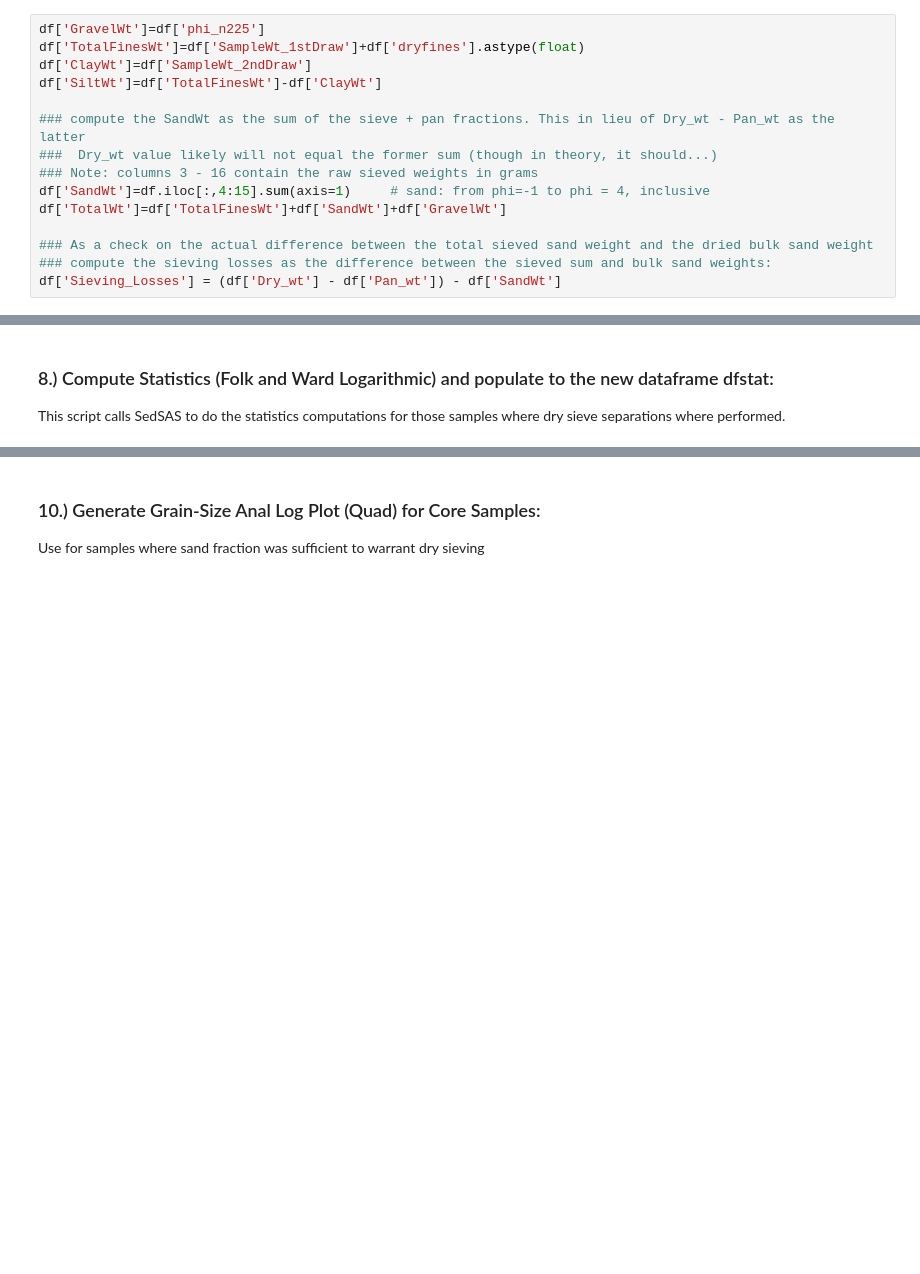
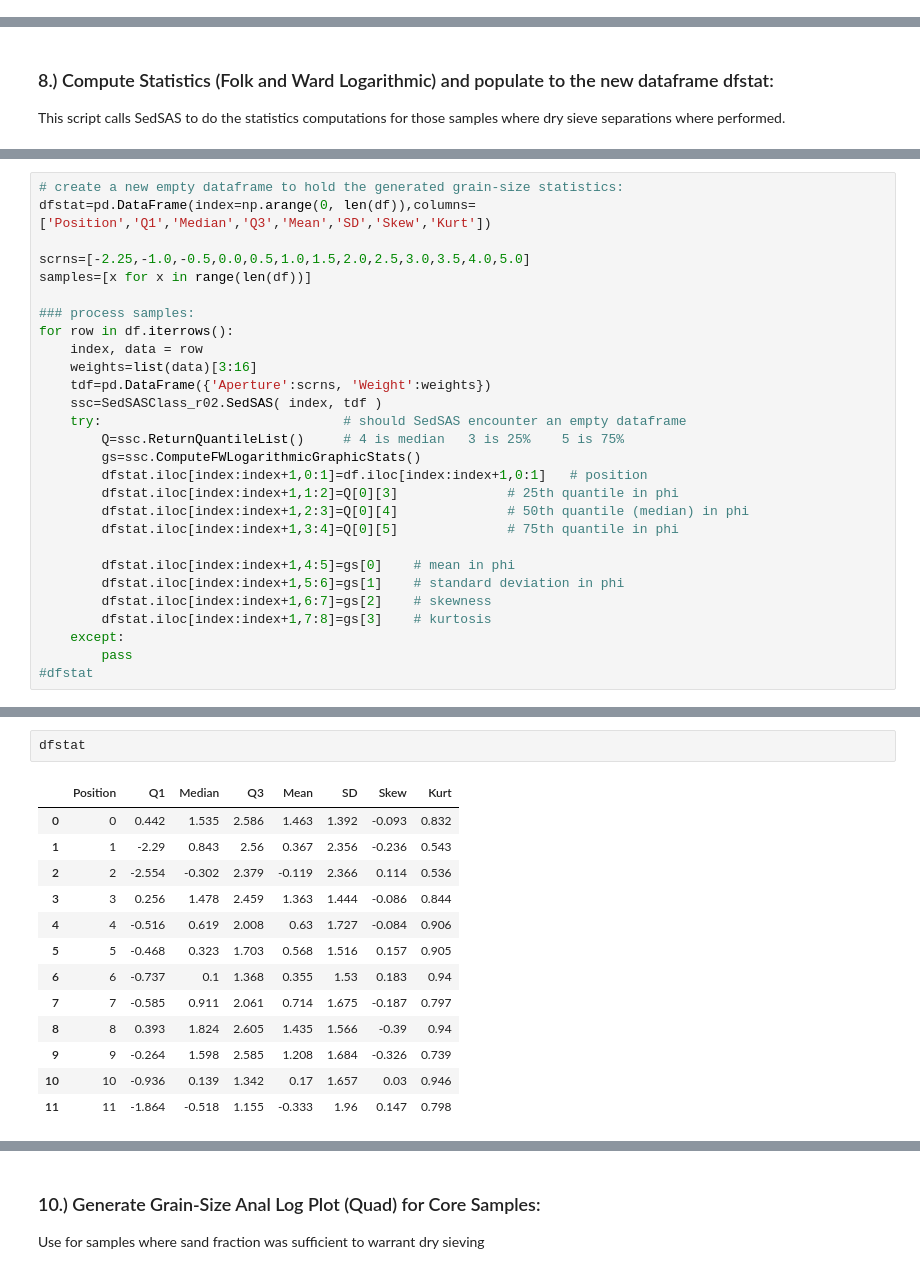
Before and after one commit to pjparis/BOEM_NC_Shelf_Survey, a Jupyter notebook: ipynb/BOEM - Differentiated (Sieved) Sand Fraction Analysis.ipynb, the cells around one changed output, grey strips where cells are left out. Saved outputs shown, nothing was run; the diff lists cells and outputs as text; blank space fills up the shorter version.

```diff
--- a/ipynb/BOEM - Differentiated (Sieved) Sand Fraction Analysis.ipynb
+++ b/ipynb/BOEM - Differentiated (Sieved) Sand Fraction Analysis.ipynb
@@ -112,18 +113,3 @@ From the raw weights provided in the pipette results compute the raw bulk weight
 
 
 Note that we are combining the fines collected during the dry sieving process with those sampled from the pipette/settling procedure to compute the total fines for the sample. If the sand fraction was not dry sieved then the fine component contributed by the sand (dryfines) is set equal to 0
-# %%
-df['GravelWt']=df['phi_n225']
-df['TotalFinesWt']=df['SampleWt_1stDraw']+df['dryfines'].astype(float)
-df['ClayWt']=df['SampleWt_2ndDraw']
-df['SiltWt']=df['TotalFinesWt']-df['ClayWt']
-
-### compute the SandWt as the sum of the sieve + pan fractions. This in lieu of Dry_wt - Pan_wt as the latter
-###  Dry_wt value likely will not equal the former sum (though in theory, it should...)
-### Note: columns 3 - 16 contain the raw sieved weights in grams
-df['SandWt']=df.iloc[:,4:15].sum(axis=1)     # sand: from phi=-1 to phi = 4, inclusive
-df['TotalWt']=df['TotalFinesWt']+df['SandWt']+df['GravelWt']
-
-### As a check on the actual difference between the total sieved sand weight and the dried bulk sand weight
-### compute the sieving losses as the difference between the sieved sum and bulk sand weights:
-df['Sieving_Losses'] = (df['Dry_wt'] - df['Pan_wt']) - df['SandWt']
@@ -216,0 +179,28 @@ sdf
+# %%
+# create a new empty dataframe to hold the generated grain-size statistics:
+dfstat=pd.DataFrame(index=np.arange(0, len(df)),columns=['Position','Q1','Median','Q3','Mean','SD','Skew','Kurt'])
+
+scrns=[-2.25,-1.0,-0.5,0.0,0.5,1.0,1.5,2.0,2.5,3.0,3.5,4.0,5.0]
+samples=[x for x in range(len(df))]
+
+### process samples:
+for row in df.iterrows():
+    index, data = row
+    weights=list(data)[3:16]
+    tdf=pd.DataFrame({'Aperture':scrns, 'Weight':weights})
+    ssc=SedSASClass_r02.SedSAS( index, tdf )
+    try:                               # should SedSAS encounter an empty dataframe
+        Q=ssc.ReturnQuantileList()     # 4 is median   3 is 25%    5 is 75%
+        gs=ssc.ComputeFWLogarithmicGraphicStats()
+        dfstat.iloc[index:index+1,0:1]=df.iloc[index:index+1,0:1]   # position
+        dfstat.iloc[index:index+1,1:2]=Q[0][3]              # 25th quantile in phi
+        dfstat.iloc[index:index+1,2:3]=Q[0][4]              # 50th quantile (median) in phi
+        dfstat.iloc[index:index+1,3:4]=Q[0][5]              # 75th quantile in phi
+
+        dfstat.iloc[index:index+1,4:5]=gs[0]    # mean in phi
+        dfstat.iloc[index:index+1,5:6]=gs[1]    # standard deviation in phi
+        dfstat.iloc[index:index+1,6:7]=gs[2]    # skewness
+        dfstat.iloc[index:index+1,7:8]=gs[3]    # kurtosis
+    except:
+        pass
+#dfstat
@@ -217,3 +225,19 @@ sdf
+# %%
+dfstat
+# %% [output]
+|  | Position | Q1 | Median | Q3 | Mean | SD | Skew | Kurt |
+| 0 | 0 | 0.442 | 1.535 | 2.586 | 1.463 | 1.392 | -0.093 | 0.832 |
+| 1 | 1 | -2.29 | 0.843 | 2.56 | 0.367 | 2.356 | -0.236 | 0.543 |
+| 2 | 2 | -2.554 | -0.302 | 2.379 | -0.119 | 2.366 | 0.114 | 0.536 |
+| 3 | 3 | 0.256 | 1.478 | 2.459 | 1.363 | 1.444 | -0.086 | 0.844 |
+| 4 | 4 | -0.516 | 0.619 | 2.008 | 0.63 | 1.727 | -0.084 | 0.906 |
+| 5 | 5 | -0.468 | 0.323 | 1.703 | 0.568 | 1.516 | 0.157 | 0.905 |
+| 6 | 6 | -0.737 | 0.1 | 1.368 | 0.355 | 1.53 | 0.183 | 0.94 |
+| 7 | 7 | -0.585 | 0.911 | 2.061 | 0.714 | 1.675 | -0.187 | 0.797 |
+| 8 | 8 | 0.393 | 1.824 | 2.605 | 1.435 | 1.566 | -0.39 | 0.94 |
+| 9 | 9 | -0.264 | 1.598 | 2.585 | 1.208 | 1.684 | -0.326 | 0.739 |
+| 10 | 10 | -0.936 | 0.139 | 1.342 | 0.17 | 1.657 | 0.03 | 0.946 |
+| 11 | 11 | -1.864 | -0.518 | 1.155 | -0.333 | 1.96 | 0.147 | 0.798 |
 # %%
 ### Rework and augment a subset of dataframe df to create a plotting data dataframe: pldf
 
```
Also changed, not shown: parts of 13 cells of this notebook, 25 other files.
